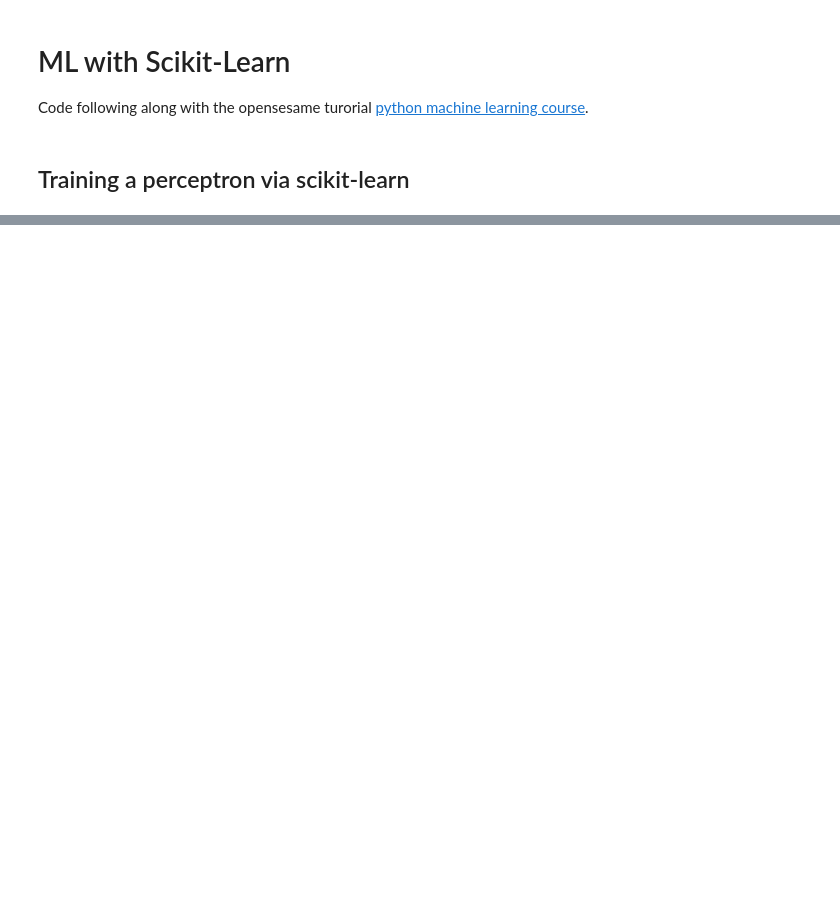
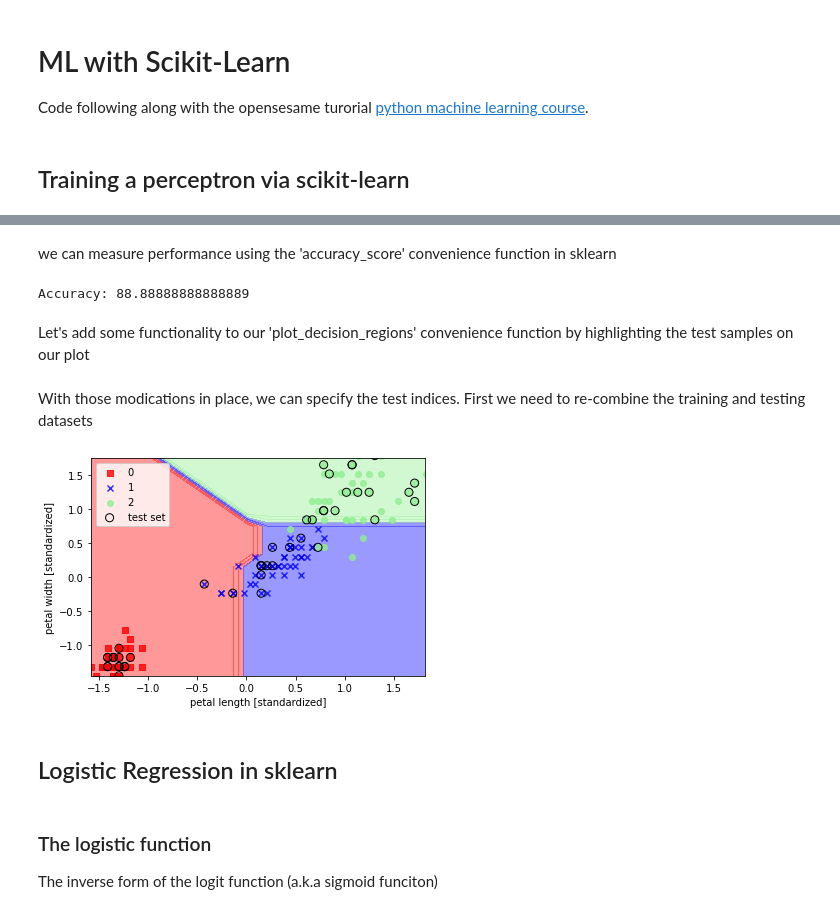
Before and after one commit to jcperkins12/tutorial-py-machine-learning-opensesame, a Jupyter notebook: notebooks/02-cp-ML-Classifiers-Using-Scikit-Learn.ipynb, the cells around one changed output, grey strips where cells are left out. Cells and saved outputs as stored; diff of their text form; code cells hidden in the pictures; blank space fills up the shorter version.

Commit message:
📝 Add logistic regression follow along code

```diff
--- a/notebooks/02-cp-ML-Classifiers-Using-Scikit-Learn.ipynb
+++ b/notebooks/02-cp-ML-Classifiers-Using-Scikit-Learn.ipynb
@@ -29,3 +29,10 @@ iris = datasets.load_iris()
 # separate features and targets
 X = iris.data
 y = iris.target
+# %%
+# now we'll use 'train_test_split' from sklearn to split the data into training and testing sets
+test_size = 0.3  # cold also specify 'train_size=0.7' instead
+random_state = 0
+
+# 'train_test_split' convenience function
+X_train, X_test, y_train, y_test = train_test_split(X, y, test_size=test_size)
@@ -31,0 +58,25 @@ y = iris.target
+# %%
+# we will select a subset of the features as before
+X_train_std = X_train_std[:, [2, 3]]
+X_test_std = X_test_std[:, [2, 3]]
+# %%
+# train a model using sklearn's implementation of the perceptron
+n_iter = 40
+eta0 = 0.1
+
+# create the perceptron instance
+ppn = Perceptron(n_iter_no_change=n_iter, eta0=eta0, random_state=random_state)
+
+# fit model to standardized data
+ppn.fit(X_train_std, y_train)
+
+# make a prediction
+y_pred = ppn.predict(X_test_std)
+# %% [markdown]
+we can measure performance using the 'accuracy_score' convenience function in sklearn
+# %%
+print(f"Accuracy: {accuracy_score(y_test, y_pred)*100}")
+# %% [output]
+Accuracy: 88.88888888888889
+# %% [markdown]
+Let's add some functionality to our 'plot_decision_regions' convenience function by highlighting the test samples on our plot
@@ -31,0 +134,26 @@ y = iris.target
+# %% [markdown]
+With those modications in place, we can specify the test indices. First we need to re-combine the training and testing datasets
+# %%
+X_combined_std = np.vstack((X_train_std, X_test_std))
+
+y_combined = np.hstack((y_train, y_test))
+
+# plot the decision regions
+X = X_combined_std
+y = y_combined
+
+test_idx = range(105, 150)
+plot_decision_regions(X=X, y=y, classifier=ppn, test_idx=test_idx)
+
+# format the labels and legend
+plt.xlabel("petal length [standardized]")
+plt.ylabel("petal width [standardized]")
+plt.legend(loc='upper left')
+plt.show()
+# %% [output]
+[figure, added]
+# %% [markdown]
+## Logistic Regression in sklearn
+# %% [markdown]
+### The logistic function
+The inverse form of the logit function (a.k.a sigmoid funciton)
```
Also changed, not shown: parts of 14 cells of this notebook.
